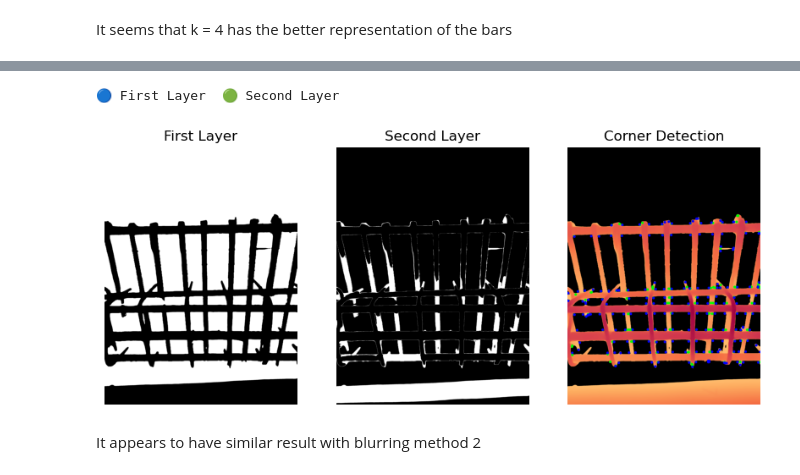
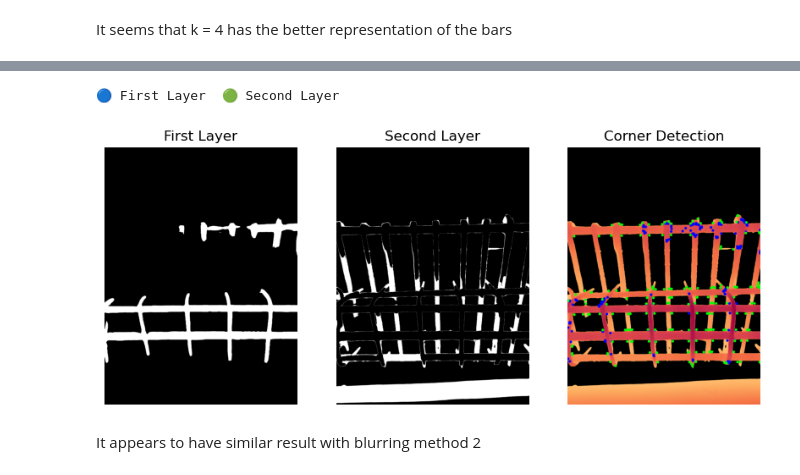
Before and after one commit to HsiaoHungKai/Depth_Models, a Jupyter notebook: corner_detection.ipynb, the cells around one changed output, grey strips where cells are left out. Drawn from its saved outputs; the diff is of its cells as text; code cells hidden in the pictures.

```diff
--- a/corner_detection.ipynb
+++ b/corner_detection.ipynb
@@ -300,9 +300,15 @@ plt.show()
 It seems that k = 4 has the better representation of the bars
 # %%
 plt.figure(figsize=(10, 4))
+
 # find centers in k = 4
 quantized_image = quantizations[2]['quantized_image']
 centers = quantizations[2]['centers']
+
+# Sort by first channel (R value)
+sorted_indices = np.argsort(centers[:, 0])  # Sort by red channel
+centers = centers[sorted_indices]
+
 clusters = []
 for i, center in enumerate(centers):
     cluster = (quantized_image == center).astype(np.uint8) * 255
@@ -319,34 +325,34 @@ plt.show()
 # %%
 # Convert clusters to proper grayscale for corner detection
 cluster1_gray = clusters[1][:,:,0]
 cluster3_gray = clusters[3][:,:,0]
 
 # Apply corner detection to both clusters
-display_image, _ = find_corners(cluster1_gray, depth_map_masked, maxCorners=200, circle_color=(0, 255, 0))  # Blue for cluster 1
-display_image, _ = find_corners(cluster3_gray, display_image, maxCorners=200, circle_color=(0, 0, 255))     # Green for cluster 3
+display_image, _ = find_corners(cluster1_gray, depth_map_masked, maxCorners=200, circle_color=(0, 0, 255))  # Blue for cluster 1
+display_image, _ = find_corners(cluster3_gray, display_image, maxCorners=200, circle_color=(0, 255, 0))     # Green for cluster 3
 
 plt.figure(figsize=(10, 5))
 print('🔵 First Layer  🟢 Second Layer')
 
 plt.subplot(1, 3, 1)
-plt.imshow(cluster3_gray, cmap='gray')
+plt.imshow(cluster1_gray, cmap='gray')
 plt.title('First Layer')
 plt.axis('off')
 
 plt.subplot(1, 3, 2)
-plt.imshow(cluster1_gray, cmap='gray')
+plt.imshow(cluster3_gray, cmap='gray')
 plt.title('Second Layer')
 plt.axis('off')
 
 plt.subplot(1, 3, 3)
 plt.imshow(display_image)
 plt.title('Corner Detection')
 plt.axis('off')
 
 plt.show()
 # %% [output]
 🔵 First Layer  🟢 Second Layer
-[figure, old version]
+[figure, new version]
 # %% [markdown]
 It appears to have similar result with blurring method 2
 # %% [markdown]
```
Also changed, not shown: parts of 1 cell of this notebook.
